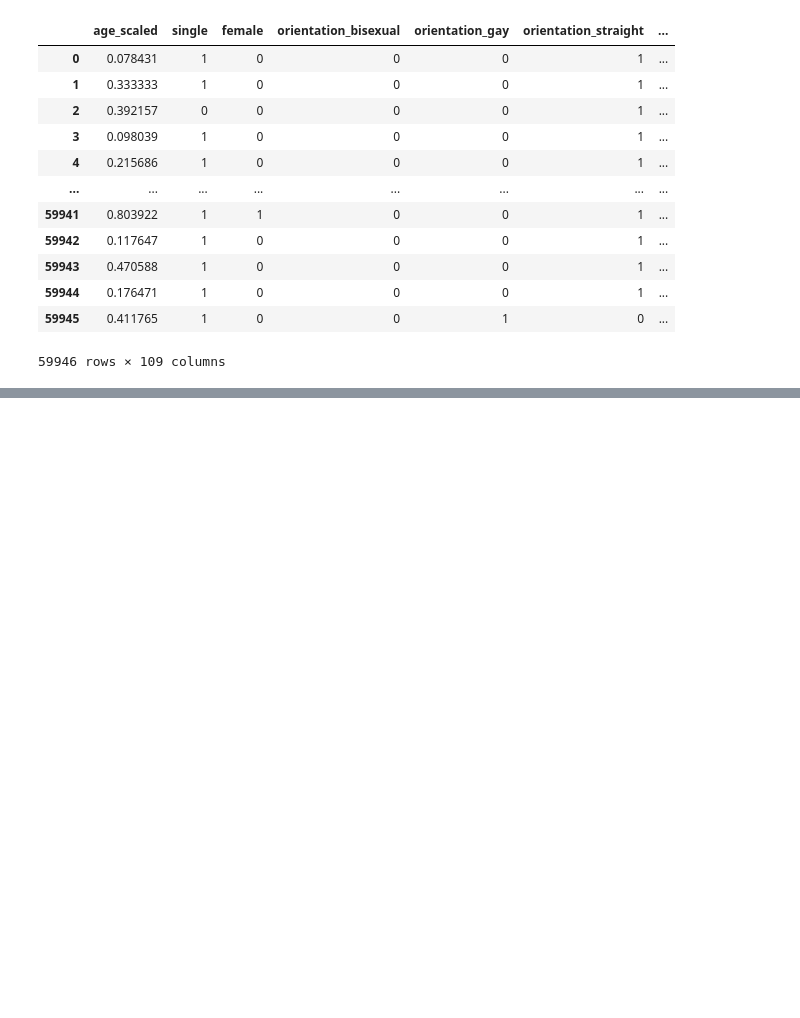
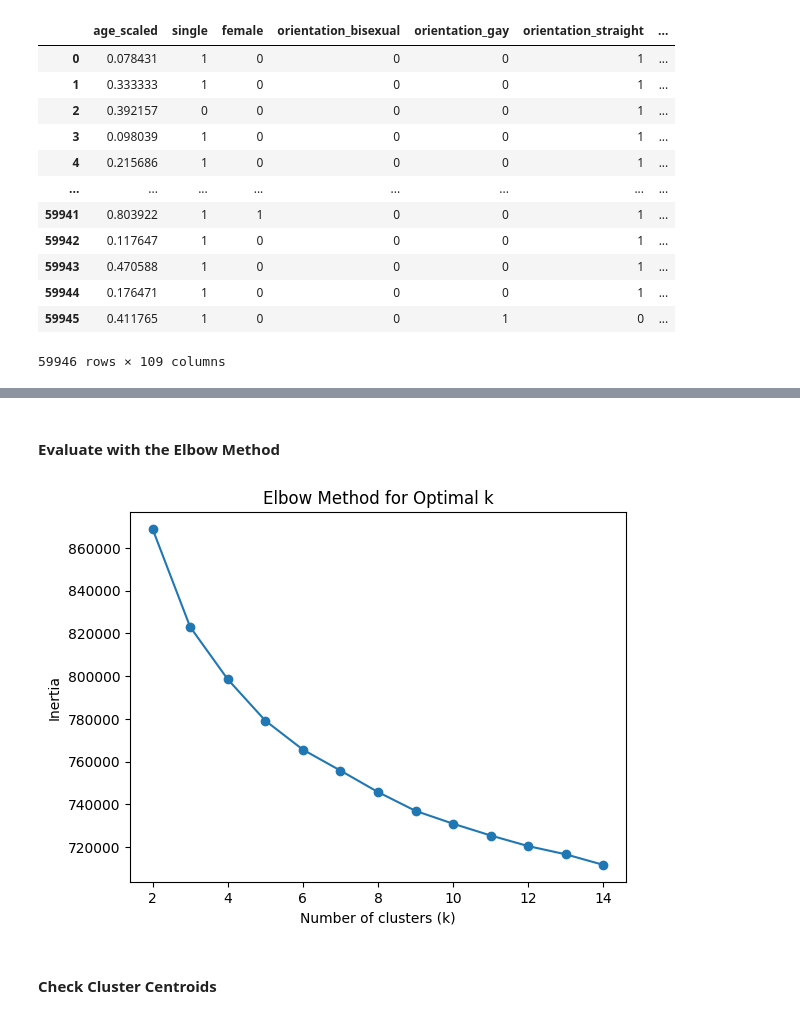
Before and after one commit to ninamcunha/amooora, a Jupyter notebook: notebooks/data_cleaning.ipynb, the cells around one changed output, grey strips where cells are left out. Cells and saved outputs as stored; diff of their text form; code cells hidden in the pictures; blank space fills up the shorter version.

```diff
--- a/notebooks/data_cleaning.ipynb
+++ b/notebooks/data_cleaning.ipynb
@@ -1509,0 +1691,6 @@ smokes_yes: 2   speaks_english: 2       speaks_spanish: 2       speaks_other: 2
+# %%
+# Load the pre-trained Word2Vec model (this will download the model)
+word2vec_model = api.load("word2vec-google-news-300")
+
+# Check the model's vocabulary
+print("Vocabulary size:", len(word2vec_model.key_to_index))
@@ -1509,0 +1844,3 @@ smokes_yes: 2   speaks_english: 2       speaks_spanish: 2       speaks_other: 2
+# %%
+%%time
+ok['essay_final'] = ok['essay_clean'].apply(basic_preprocessing)
@@ -1509,0 +2100,10 @@ smokes_yes: 2   speaks_english: 2       speaks_spanish: 2       speaks_other: 2
+# %%
+# Define number of clusters (k)
+k = 5
+
+# Initialize and fit KMeans
+kmeans = KMeans(n_clusters=k, random_state=42, n_init=10)
+ok['cluster'] = kmeans.fit_predict(X)
+
+# Check cluster distribution
+print(ok['cluster'].value_counts())
@@ -1509,0 +2118,21 @@ smokes_yes: 2   speaks_english: 2       speaks_spanish: 2       speaks_other: 2
+# %% [markdown]
+#### Evaluate with the Elbow Method
+# %%
+inertia = []
+k_values = range(2, 15)
+
+for k in k_values:
+    kmeans = KMeans(n_clusters=k, random_state=42, n_init=10)
+    kmeans.fit(X)
+    inertia.append(kmeans.inertia_)
+
+# Plot the elbow curve
+plt.plot(k_values, inertia, marker='o')
+plt.xlabel('Number of clusters (k)')
+plt.ylabel('Inertia')
+plt.title('Elbow Method for Optimal k')
+plt.show()
+# %% [output]
+[figure, added]
+# %% [markdown]
+#### Check Cluster Centroids
```
Also changed, not shown: parts of 78 cells of this notebook, 2 other files.
